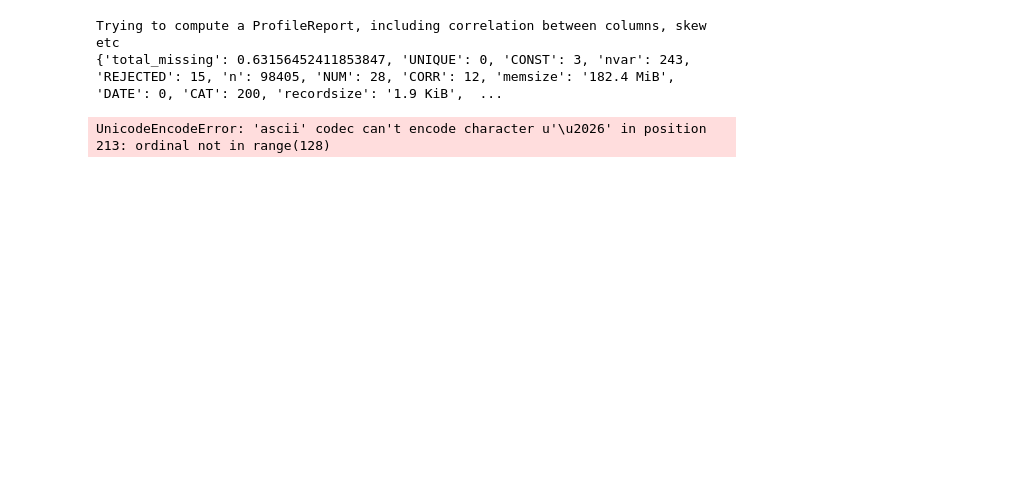
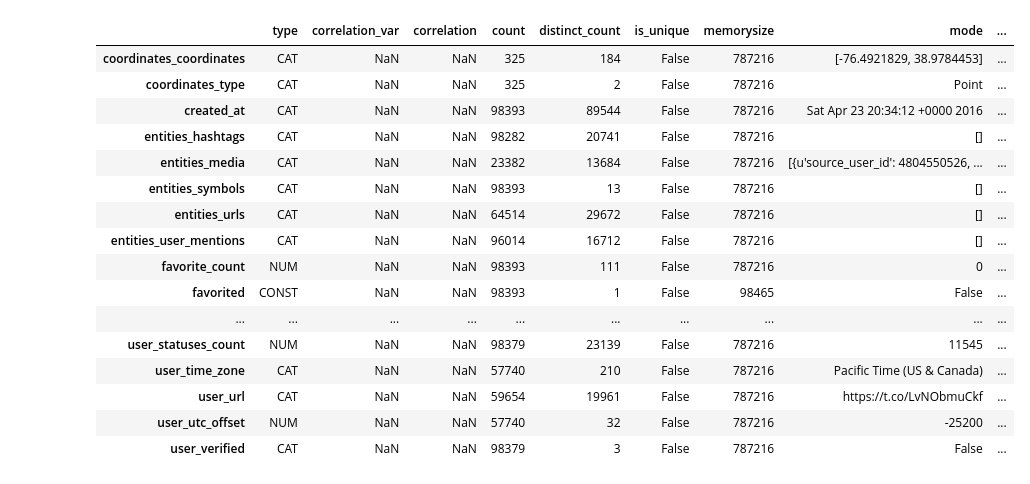
Before and after one commit to totalgood/twip, a Jupyter notebook: docs/Data Exploration.ipynb, the cells around one changed output. Drawn from its saved outputs; the diff is of its cells as text; code cells hidden in the pictures; blank space fills up the shorter version.

```diff
--- a/docs/Data Exploration.ipynb
+++ b/docs/Data Exploration.ipynb
@@ -17,9 +23,7 @@ import matplotlib
 # %%
 # this should load 100k tweets in about a minute
-print('Loading tweets (could take a minute or so)...')
-df = pd.read_csv(os.path.join(DATA_PATH, 'all_tweets.csv'), encoding='utf-8', engine='python')
-# in iPython Notebook print out df.columns to show that many of them contain dots
-# rename the columns to be attribute-name friendly
-df.columns = [label.replace('.', '_') for label in df.columns]
-print('Done.')
+print('Loading previously "cleaned" tweets (could take a minute or so)...')
+df = pd.read_csv(os.path.join(DATA_PATH, 'cleaned_tweets.csv.gz'), index_col='id', compression='gzip',
+                 quotechar='"', quoting=pd.io.common.csv.QUOTE_NONNUMERIC, low_memory=False)
+print('Loaded {} tweets.'.format(len(df)))
 # %% [output]
@@ -103,21 +57,37 @@ Name: retweeted_status_quoted_status_id_str, dtype: float64
 print('Using pandas_profiling to generate more detailed stats, including correlation between columns, skew etc')
 # pandas_profiling.ProfileReport raises Tkinter exceptions before it can produce any output,
 #  at least describe produces a dataframe of stats
-report = pandas_profiling.describe(df)
-print(report['table'])
+desc = pandas_profiling.describe(df)
+desc['table']
+# for col, stats in desc['variables'].iterrows():
+#     print('')
+#     print(col)
+#     print('{} ({})'.format(col, df[col].dtype if isinstance(df[col], pd.Series) else type(df[col])))
+#     print(stats)
 
-print('')
-for col, stats in report['variables'].iterrows():
-    print('')
-    print(col)
-    # print('{} ({})'.format(col, df[col].dtype if isinstance(df[col], pd.Series) else type(df[col])))
-    print(stats)
-
-# and if you thought that was bad, try printing out all the report['freq'] dict of histograms
+# and if you thought that was tough to read, try printing out all the report['freq'] dicts of histograms
-# %% [output]
-Trying to compute a ProfileReport, including correlation between columns, skew etc
-{'total_missing': 0.63156452411853847, 'UNIQUE': 0, 'CONST': 3, 'nvar': 243, 'REJECTED': 15, 'n': 98405, 'NUM': 28, 'CORR': 12, 'memsize': '182.4 MiB', 'DATE': 0, 'CAT': 200, 'recordsize': '1.9 KiB',  ...
-# %%
-profile = pandas_profiling.ProfileReport(df)
-# %% [output]
-UnicodeEncodeError: 'ascii' codec can't encode character u'\u2026' in position 213: ordinal not in range(128)
+# %%
+
+display(HTML("<style>.container { width:100% !important; }</style>"))
+pd.set_option('display.max_rows', 500)
+pd.set_option('display.max_columns', 500)
+pd.set_option('display.width', 500)
+desc['variables']
+# %% [output]
+|  | type | correlation_var | correlation | count | distinct_count | is_unique | memorysize | mode | ... |
+| coordinates_coordinates | CAT | NaN | NaN | 325 | 184 | False | 787216 | [-76.4921829, 38.9784453] | ... |
+| coordinates_type | CAT | NaN | NaN | 325 | 2 | False | 787216 | Point | ... |
+| created_at | CAT | NaN | NaN | 98393 | 89544 | False | 787216 | Sat Apr 23 20:34:12 +0000 2016 | ... |
+| entities_hashtags | CAT | NaN | NaN | 98282 | 20741 | False | 787216 | [] | ... |
+| entities_media | CAT | NaN | NaN | 23382 | 13684 | False | 787216 | [{u'source_user_id': 4804550526, ... | ... |
+| entities_symbols | CAT | NaN | NaN | 98393 | 13 | False | 787216 | [] | ... |
+| entities_urls | CAT | NaN | NaN | 64514 | 29672 | False | 787216 | [] | ... |
+| entities_user_mentions | CAT | NaN | NaN | 96014 | 16712 | False | 787216 | [] | ... |
+| favorite_count | NUM | NaN | NaN | 98393 | 111 | False | 787216 | 0 | ... |
+| favorited | CONST | NaN | NaN | 98393 | 1 | False | 98465 | False | ... |
+| ... | ... | ... | ... | ... | ... | ... | ... | ... | ... |
+| user_statuses_count | NUM | NaN | NaN | 98379 | 23139 | False | 787216 | 11545 | ... |
+| user_time_zone | CAT | NaN | NaN | 57740 | 210 | False | 787216 | Pacific Time (US & Canada) | ... |
+| user_url | CAT | NaN | NaN | 59654 | 19961 | False | 787216 | https://t.co/LvNObmuCkf | ... |
+| user_utc_offset | NUM | NaN | NaN | 57740 | 32 | False | 787216 | -25200 | ... |
+| user_verified | CAT | NaN | NaN | 98379 | 3 | False | 787216 | False | ... |
```
Also changed, not shown: parts of 6 cells of this notebook, 6 other files.
